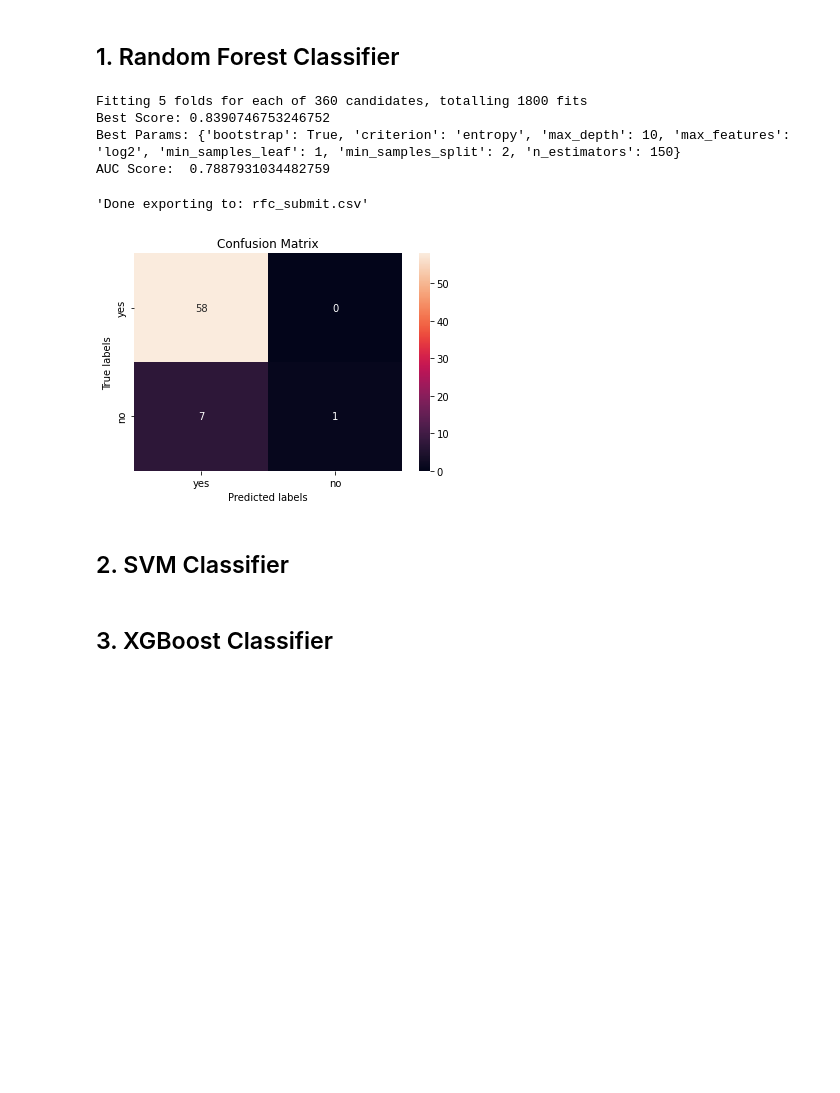
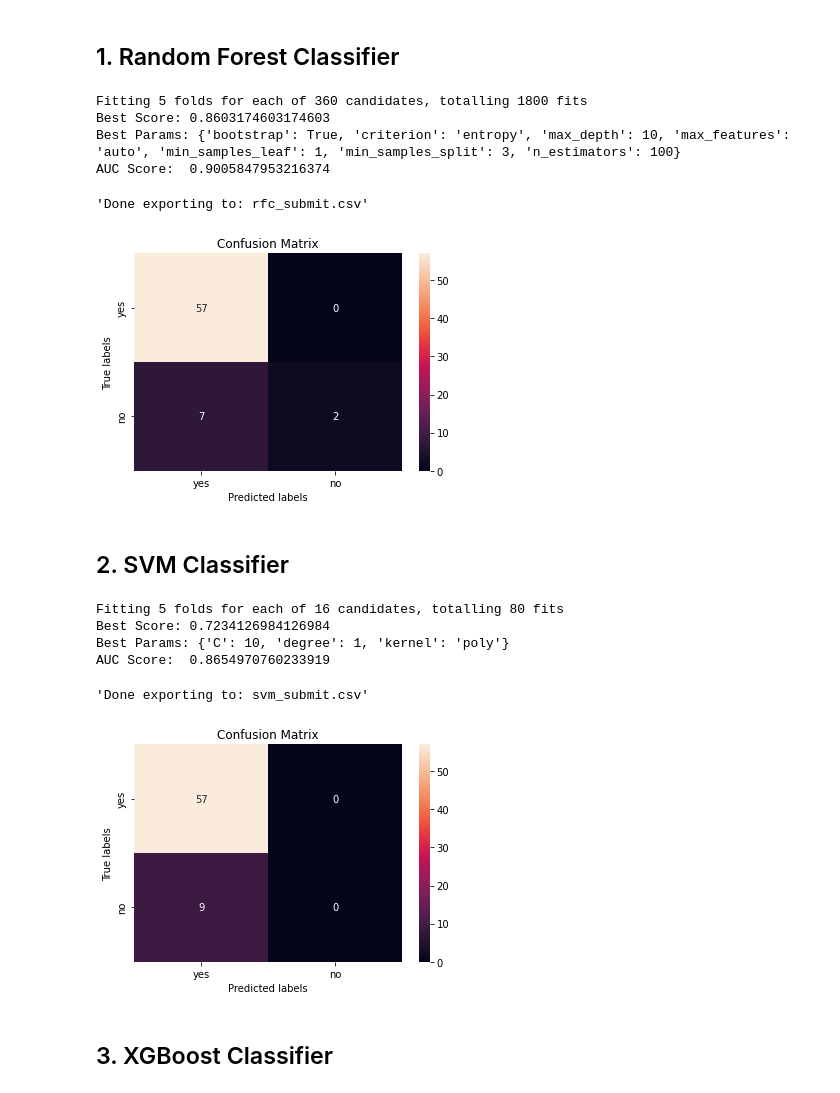
Before and after one commit to goncaloacteixeira/feup-ac, a Jupyter notebook: modeling.ipynb, the cells around one changed output. Drawn from its saved outputs; the diff is of its cells as text; code cells hidden in the pictures; blank space fills up the shorter version.

```diff
--- a/modeling.ipynb
+++ b/modeling.ipynb
@@ -53,7 +53,7 @@ def train_model(X, y, classifier, param_grid, cv=5):
                         n_jobs=-1,
                         cv=cv,
                         scoring='roc_auc',
-                        verbose=2,
+                        verbose=1,
                         refit=True)
 
     grid = grid.fit(X, y)
@@ -126,26 +126,32 @@ y_pred_rfc = evaluate(model, X_test, y_test)
 test_export(model, test_df, "rfc_submit")
 # %% [output]
 Fitting 5 folds for each of 360 candidates, totalling 1800 fits
-Best Score: 0.8390746753246752
-Best Params: {'bootstrap': True, 'criterion': 'entropy', 'max_depth': 10, 'max_features': 'log2', 'min_samples_leaf': 1, 'min_samples_split': 2, 'n_estimators': 150}
-AUC Score:  0.7887931034482759
+Best Score: 0.8603174603174603
+Best Params: {'bootstrap': True, 'criterion': 'entropy', 'max_depth': 10, 'max_features': 'auto', 'min_samples_leaf': 1, 'min_samples_split': 3, 'n_estimators': 100}
+AUC Score:  0.9005847953216374
 'Done exporting to: rfc_submit.csv'
-[figure, old version]
+[figure, new version]
 # %% [markdown]
 ## 2. SVM Classifier
 # %%
 svm = SVC(probability=True)
 
 param_grid = {'C': [1, 10, 50, 100],
-              'gamma': [0.5, 0.1, 0.01, 0.001, 0.0001],
-              'kernel': ['poly'],
+              'kernel': ['poly', 'rbf'],
                'degree': [1, 2]}
 
 model = train_model(X, y, svm, param_grid)
 
 y_pred_svm = evaluate(model, X_test, y_test)
 
 test_export(model, test_df, "svm_submit")
+# %% [output]
+Fitting 5 folds for each of 16 candidates, totalling 80 fits
+Best Score: 0.7234126984126984
+Best Params: {'C': 10, 'degree': 1, 'kernel': 'poly'}
+AUC Score:  0.8654970760233919
+'Done exporting to: svm_submit.csv'
+[figure, added]
 # %% [markdown]
 ## 3. XGBoost Classifier
 # %%
```
Also changed, not shown: parts of 8 cells of this notebook.
